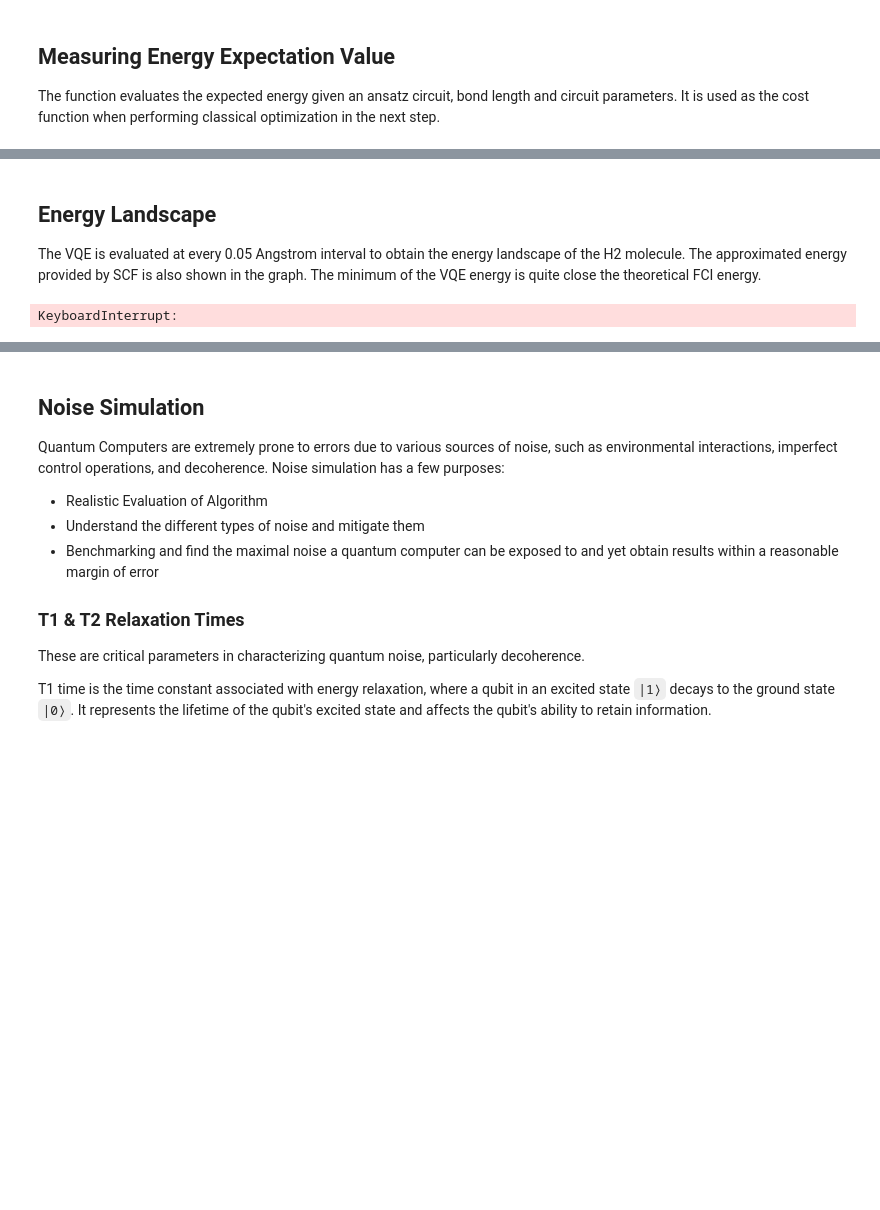
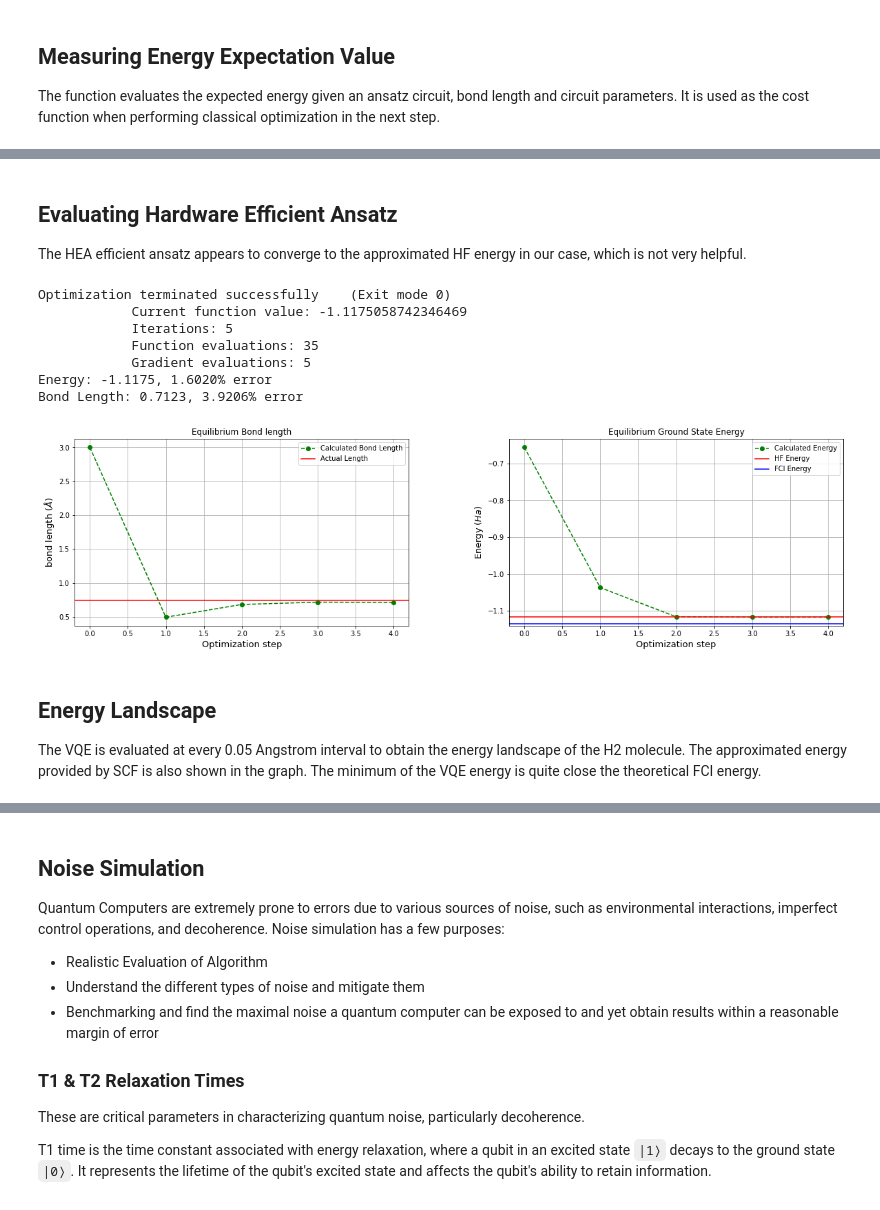
Before and after one commit to TheTrustyPwo/Hydrogen, a Jupyter notebook: better.ipynb, the cells around one changed output, grey strips where cells are left out. Saved outputs shown, nothing was run; the diff lists cells and outputs as text; code cells hidden in the pictures; blank space fills up the shorter version.

```diff
--- a/better.ipynb
+++ b/better.ipynb
@@ -96,5 +110,5 @@ def parity_mapped_hamiltonian(molecule):
 # %%
-molecule = h2(0.725)
+molecule = h2(EQ_X)
 hamiltonian = parity_mapped_hamiltonian(molecule)
 print(hamiltonian.form)
 # %% [output]
@@ -135,6 +151,7 @@ class XYZ2F_Circuit(models.Circuit):
     ):
         super().__init__(nqubits, accelerators, density_matrix, wire_names)
         self.add_layer()
+        self.compile()
 
     def add_layer(self):
         self.add(gates.RX(0, theta=0, trainable=True))
@@ -183,7 +200,7 @@ class XYZ2F_Circuit(models.Circuit):
 
 nqubits = 2
 ntheta = 8
-circuit = XYZ2F_Circuit(nqubits)
+xyz2f_circuit = XYZ2F_Circuit(nqubits)
 
-print(circuit.draw())
+print(xyz2f_circuit.draw())
 # %% [output]
@@ -285,3 +343,46 @@ plt.show()
+# %% [markdown]
+## Evaluating Hardware Efficient Ansatz
+
+The HEA efficient ansatz appears to converge to the approximated HF energy in our case, which is not very helpful.
+# %%
+final_energy, final_bond_length, vqe_energy, bond_length, it = optimize(hea_circuit, output=True)
+print(f"Energy: {final_energy:.4f}, {percentage_error(E_FCI, final_energy):.4f}% error")
+print(f"Bond Length: {final_bond_length:.4f}, {percentage_error(EQ_X, final_bond_length):.4f}% error")
+
+fig = plt.figure()
+fig.set_figheight(5)
+fig.set_figwidth(20)
+
+ax1 = fig.add_subplot(121)
+ax1.plot(np.arange(0, len(bond_length)), bond_length, "go", ls="dashed", label="Calculated Bond Length")
+ax1.axhline(y=EQ_X, color='r', label="Actual Length")
+ax1.set_xlabel("Optimization step", fontsize=13)
+ax1.set_ylabel("bond length ($\AA$)", fontsize=13)
+ax1.title.set_text("Equilibrium Bond length")
+ax1.legend()
+ax1.grid(True)
+
+ax2 = fig.add_subplot(122)
+ax2.plot(np.arange(0, len(vqe_energy)), vqe_energy, "go", ls="dashed", label="Calculated Energy")
+ax2.axhline(y=E_HF, color='r', label="HF Energy")
+ax2.axhline(y=E_FCI, color='b', label="FCI Energy")
+ax2.set_xlabel("Optimization step", fontsize=13)
+ax2.set_ylabel("Energy ($Ha$)", fontsize=13)
+ax2.title.set_text("Equilibrium Ground State Energy")
+ax2.legend()
+ax2.grid(True)
+
+plt.subplots_adjust(wspace=0.3)
+plt.show()
+# %% [output]
+Optimization terminated successfully    (Exit mode 0)
+            Current function value: -1.1175058742346469
+            Iterations: 5
+            Function evaluations: 35
+            Gradient evaluations: 5
+Energy: -1.1175, 1.6020% error
+Bond Length: 0.7123, 3.9206% error
+[figure, added]
 # %% [markdown]
 ## Energy Landscape
 
@@ -294,14 +395,14 @@ for x in tqdm(distances, desc="Calculating energies"):
     molecule = h2(x)
     scf_energy.append(molecule.e_hf)
 
-    theta = np.random.uniform(0, 2 * np.pi, ntheta)
-    result = minimize(energy, theta, args=(x, circuit), method="BFGS", options={'maxiter': 100})
-    vqe_energy.append(result.fun)
+    hamiltonian = parity_mapped_hamiltonian(molecule)
+    vqe = models.VQE(uccsd_circuit, hamiltonian)
+    initial_parameters = np.random.uniform(0, 2 * np.pi, len(uccsd_circuit.get_parameters()))
+    best, params, extra = vqe.minimize(initial_parameters, method="SLSQP", compile=False)
+    vqe_energy.append(best)
 
 scf_energy = np.array(scf_energy)
 vqe_energy = np.array(vqe_energy)
-# %% [output]
-KeyboardInterrupt:
 # %%
 print("Minimum SCF Energy:", scf_energy.min())
 print("Hartree-Fock Energy:", E_HF)
```
Also changed, not shown: parts of 27 cells of this notebook, 1 other file.
